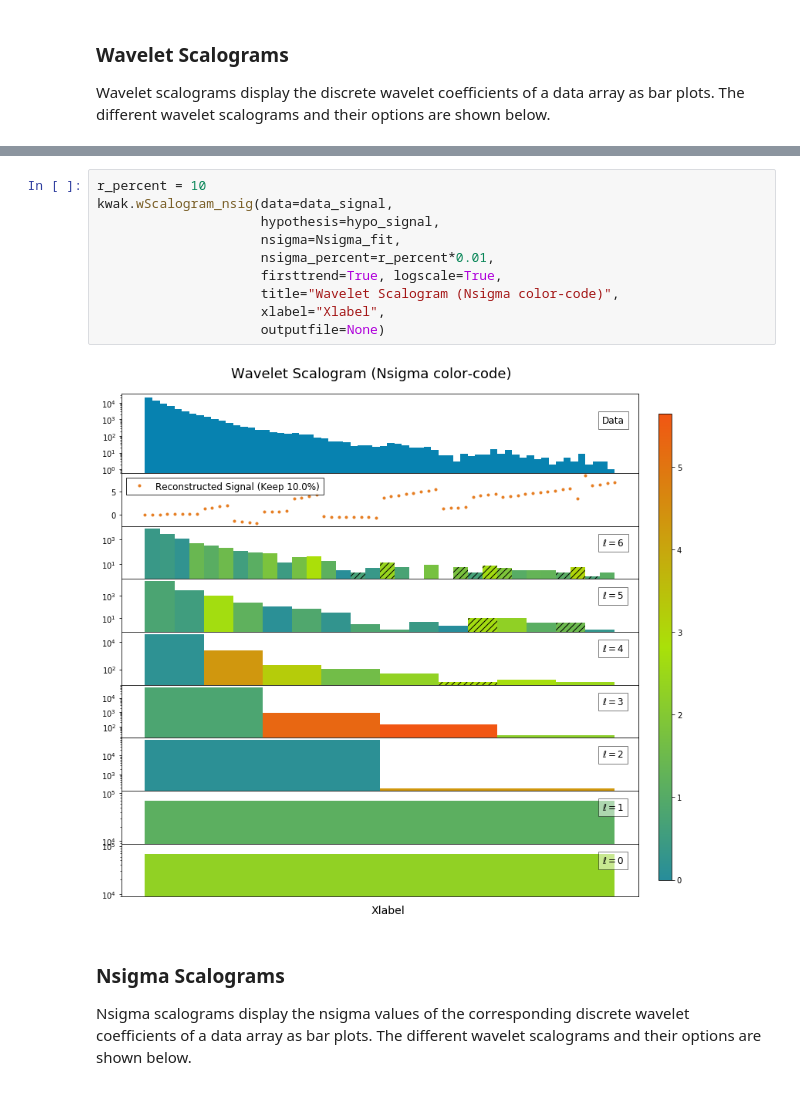
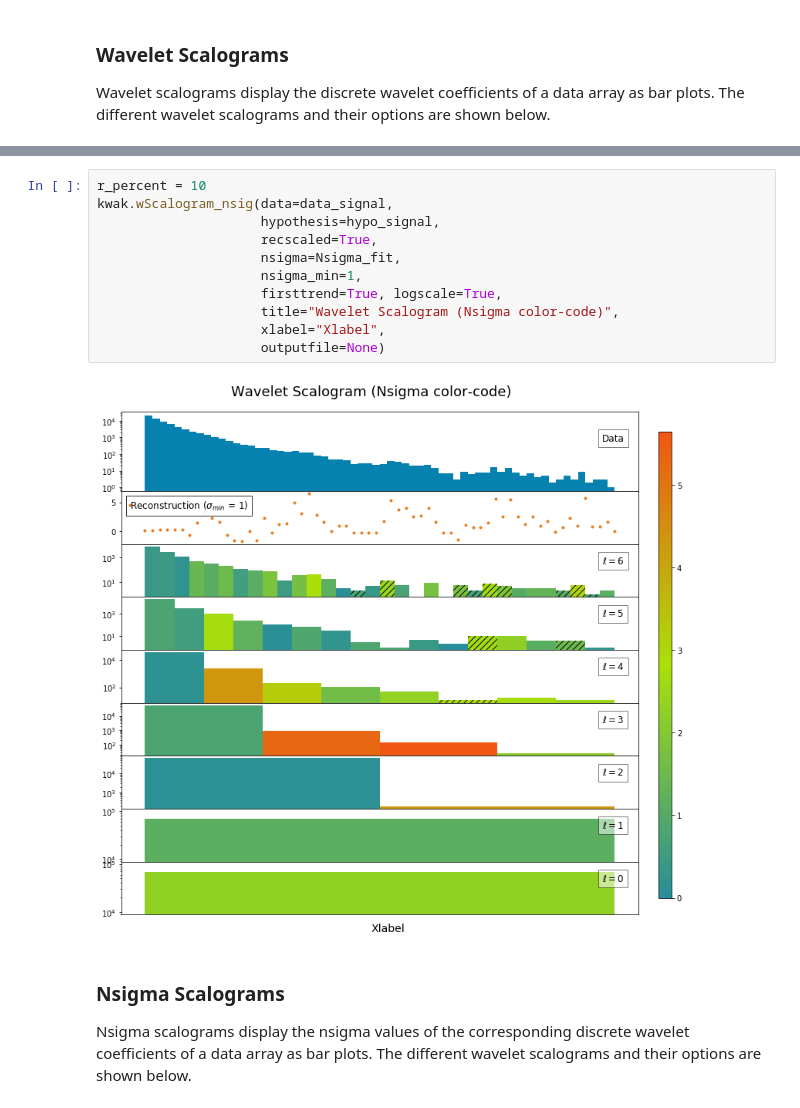
Before and after one commit to alexxromero/kwak_wavelets, a Jupyter notebook: Demo.ipynb, the cells around one changed output, grey strips where cells are left out. Cells and saved outputs as stored; diff of their text form.

```diff
--- a/Demo.ipynb
+++ b/Demo.ipynb
@@ -118,15 +118,16 @@ kwak.wScalogram(data=data_signal,
 # %%
 r_percent = 10
 kwak.wScalogram_nsig(data=data_signal,
                      hypothesis=hypo_signal,
+                     recscaled=True,
                      nsigma=Nsigma_fit,
-                     nsigma_percent=r_percent*0.01,
+                     nsigma_min=1,
                      firsttrend=True, logscale=True,
                      title="Wavelet Scalogram (Nsigma color-code)",
                      xlabel="Xlabel",
                      outputfile=None)
 # %% [output]
-[figure, old version]
+[figure, new version]
 # %% [markdown]
 ### Nsigma Scalograms
 Nsigma scalograms display the nsigma values of the corresponding discrete wavelet coefficients of a data array as bar plots.
```
Also changed, not shown: parts of 2 cells of this notebook, 1 other file.
